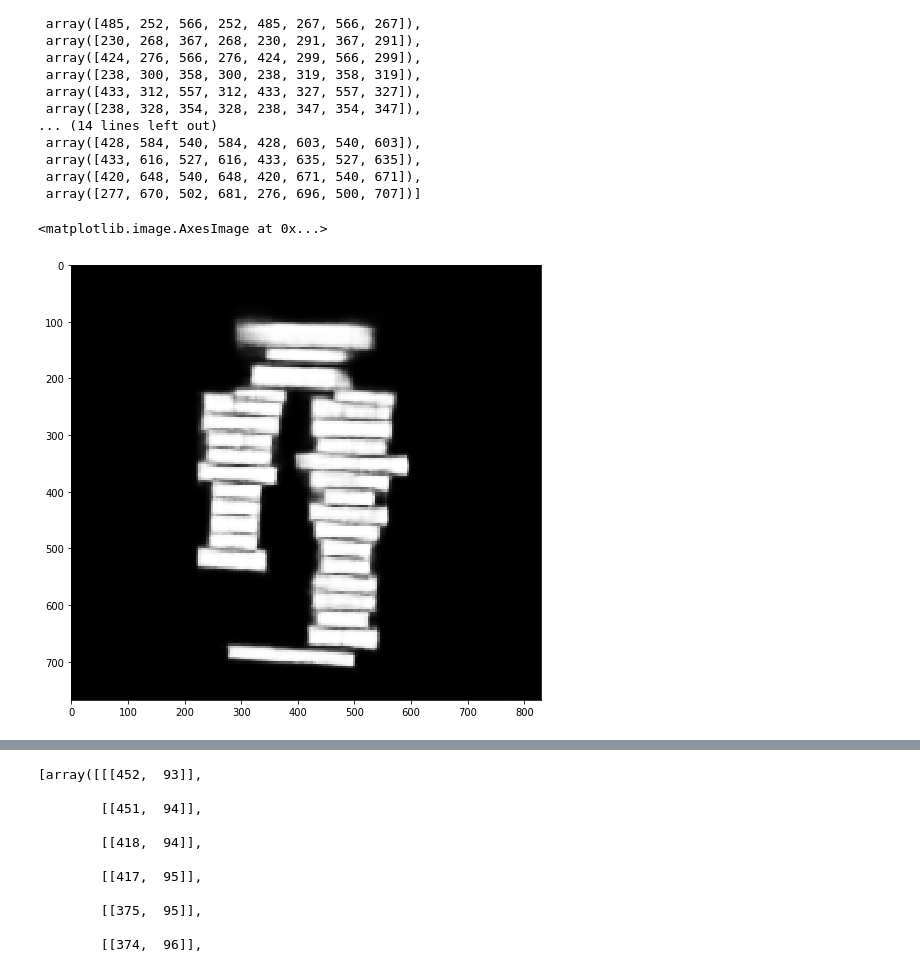
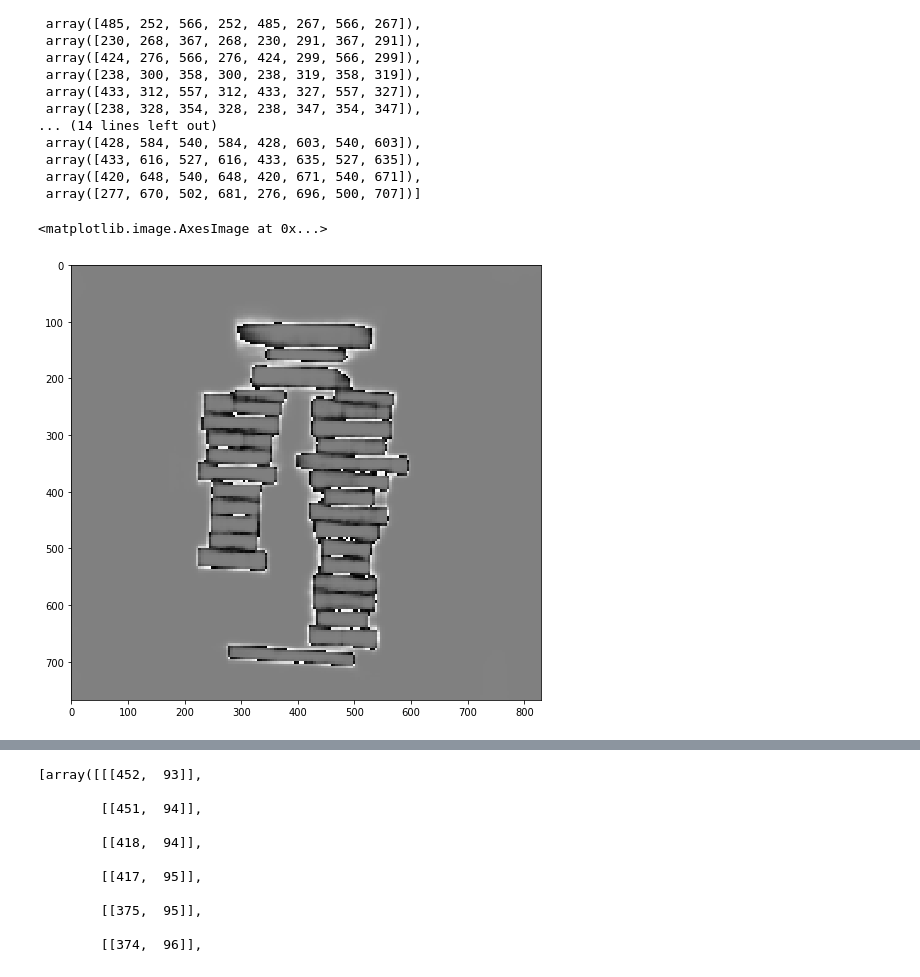
Before and after one commit to luoweimeng/pixel_link, a Jupyter notebook: Skew detection.ipynb, the cells around one changed output, grey strips where cells are left out. Drawn from its saved outputs; the diff is of its cells as text; code cells hidden in the pictures.

```diff
--- a/Skew detection.ipynb
+++ b/Skew detection.ipynb
@@ -60,8 +35,9 @@ pl.detect()
 # %%
 # 输出pixel score
 
-pixel_score = pl.draw_pixel_score()
+pixel_score = pl.draw_pixel_score() * 256
+pixel_score = pixel_score.astype('int8')
 plt.imshow(pixel_score, cmap='gray')
 # %% [output]
 <matplotlib.image.AxesImage at 0x...>
-[figure, old version]
+[figure, new version]
```
Also changed, not shown: parts of 11 cells of this notebook, 4 other files.
